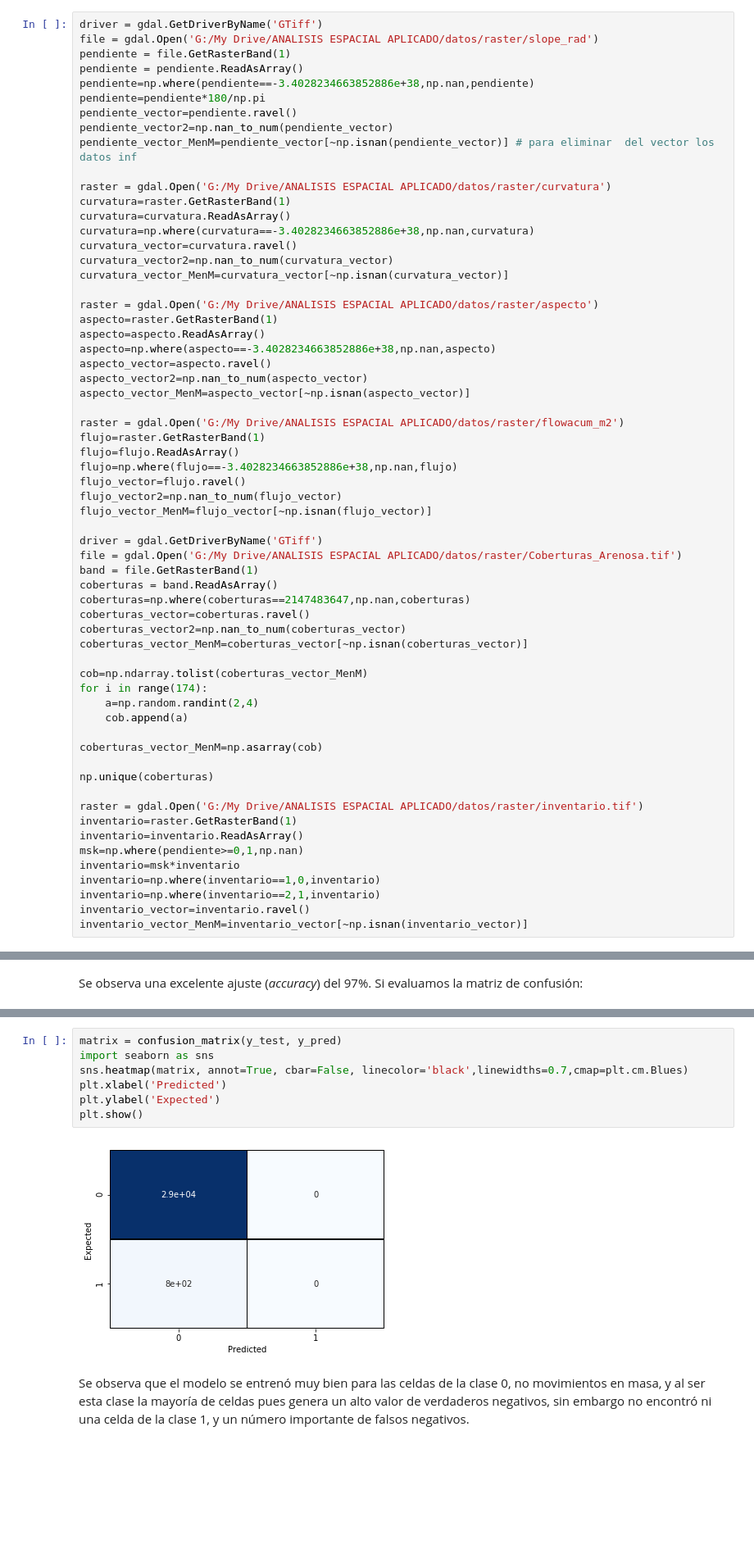
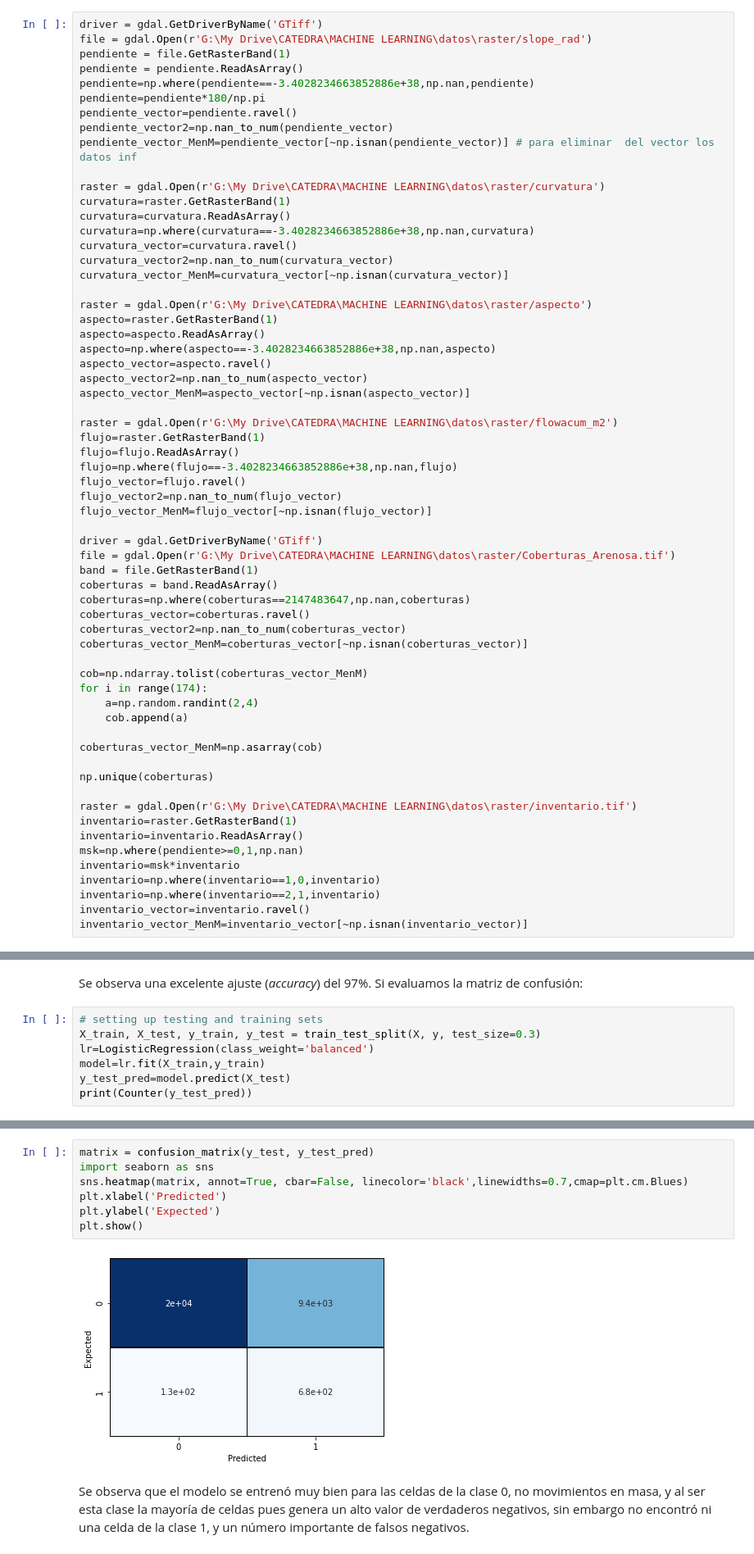
Before and after one commit to edieraristizabal/MachineLearning, a Jupyter notebook: NOTEBOOKS/07_Desbalance.ipynb, the cells around one changed output, grey strips where cells are left out. Shown at 82% size. Drawn from its saved outputs; the diff is of its cells as text; blank space fills up the shorter version.

```diff
--- a/NOTEBOOKS/07_Desbalance.ipynb
+++ b/NOTEBOOKS/07_Desbalance.ipynb
@@ -22,7 +20,7 @@ ModuleNotFoundError: No module named 'osgeo'
 En este caso vamos a importar los datos y crear el dataframe para un problema de clasificación para evaluar la susceptibilidad por movimientos en masa.
 # %%
 driver = gdal.GetDriverByName('GTiff')
-file = gdal.Open('G:/My Drive/ANALISIS ESPACIAL APLICADO/datos/raster/slope_rad')
+file = gdal.Open(r'G:\My Drive\CATEDRA\MACHINE LEARNING\datos\raster/slope_rad')
 pendiente = file.GetRasterBand(1)
 pendiente = pendiente.ReadAsArray()
 pendiente=np.where(pendiente==-3.4028234663852886e+38,np.nan,pendiente)
@@ -31,7 +29,7 @@ pendiente_vector=pendiente.ravel()
 pendiente_vector2=np.nan_to_num(pendiente_vector)
 pendiente_vector_MenM=pendiente_vector[~np.isnan(pendiente_vector)] # para eliminar  del vector los datos inf
 
-raster = gdal.Open('G:/My Drive/ANALISIS ESPACIAL APLICADO/datos/raster/curvatura')
+raster = gdal.Open(r'G:\My Drive\CATEDRA\MACHINE LEARNING\datos\raster/curvatura')
 curvatura=raster.GetRasterBand(1)
 curvatura=curvatura.ReadAsArray()
 curvatura=np.where(curvatura==-3.4028234663852886e+38,np.nan,curvatura)
@@ -39,7 +37,7 @@ curvatura_vector=curvatura.ravel()
 curvatura_vector2=np.nan_to_num(curvatura_vector)
 curvatura_vector_MenM=curvatura_vector[~np.isnan(curvatura_vector)]
 
-raster = gdal.Open('G:/My Drive/ANALISIS ESPACIAL APLICADO/datos/raster/aspecto')
+raster = gdal.Open(r'G:\My Drive\CATEDRA\MACHINE LEARNING\datos\raster/aspecto')
 aspecto=raster.GetRasterBand(1)
 aspecto=aspecto.ReadAsArray()
 aspecto=np.where(aspecto==-3.4028234663852886e+38,np.nan,aspecto)
@@ -47,7 +45,7 @@ aspecto_vector=aspecto.ravel()
 aspecto_vector2=np.nan_to_num(aspecto_vector)
 aspecto_vector_MenM=aspecto_vector[~np.isnan(aspecto_vector)]
 
-raster = gdal.Open('G:/My Drive/ANALISIS ESPACIAL APLICADO/datos/raster/flowacum_m2')
+raster = gdal.Open(r'G:\My Drive\CATEDRA\MACHINE LEARNING\datos\raster/flowacum_m2')
 flujo=raster.GetRasterBand(1)
 flujo=flujo.ReadAsArray()
 flujo=np.where(flujo==-3.4028234663852886e+38,np.nan,flujo)
@@ -56,7 +54,7 @@ flujo_vector2=np.nan_to_num(flujo_vector)
 flujo_vector_MenM=flujo_vector[~np.isnan(flujo_vector)]
 
 driver = gdal.GetDriverByName('GTiff')
-file = gdal.Open('G:/My Drive/ANALISIS ESPACIAL APLICADO/datos/raster/Coberturas_Arenosa.tif')
+file = gdal.Open(r'G:\My Drive\CATEDRA\MACHINE LEARNING\datos\raster/Coberturas_Arenosa.tif')
 band = file.GetRasterBand(1)
 coberturas = band.ReadAsArray()
 coberturas=np.where(coberturas==2147483647,np.nan,coberturas)
@@ -73,7 +71,7 @@ coberturas_vector_MenM=np.asarray(cob)
 
 np.unique(coberturas)
 
-raster = gdal.Open('G:/My Drive/ANALISIS ESPACIAL APLICADO/datos/raster/inventario.tif')
+raster = gdal.Open(r'G:\My Drive\CATEDRA\MACHINE LEARNING\datos\raster/inventario.tif')
 inventario=raster.GetRasterBand(1)
 inventario=inventario.ReadAsArray()
 msk=np.where(pendiente>=0,1,np.nan)
@@ -122,2 +119,9 @@ print(results.mean())
 # %% [markdown]
 Se observa una excelente ajuste (*accuracy*) del 97%. Si evaluamos la matriz de confusión:
+# %%
+# setting up testing and training sets
+X_train, X_test, y_train, y_test = train_test_split(X, y, test_size=0.3)
+lr=LogisticRegression(class_weight='balanced')
+model=lr.fit(X_train,y_train)
+y_test_pred=model.predict(X_test)
+print(Counter(y_test_pred))
@@ -124,12 +136,12 @@ Se observa una excelente ajuste (*accuracy*) del 97%. Si evaluamos la matriz de
 # %%
-matrix = confusion_matrix(y_test, y_pred)
+matrix = confusion_matrix(y_test, y_test_pred)
 import seaborn as sns
 sns.heatmap(matrix, annot=True, cbar=False, linecolor='black',linewidths=0.7,cmap=plt.cm.Blues)
 plt.xlabel('Predicted')
 plt.ylabel('Expected')
 plt.show()
 # %% [output]
-[figure, old version]
+[figure, new version]
 # %% [markdown]
 Se observa que el modelo se entrenó muy bien para las celdas de la clase 0, no movimientos en masa, y al ser esta clase la mayoría de celdas pues genera un alto valor de verdaderos negativos, sin embargo no encontró ni una celda de la clase 1, y un número importante de falsos negativos.
 # %% [markdown]
```
Also changed, not shown: parts of 22 cells of this notebook, 23 other files.
